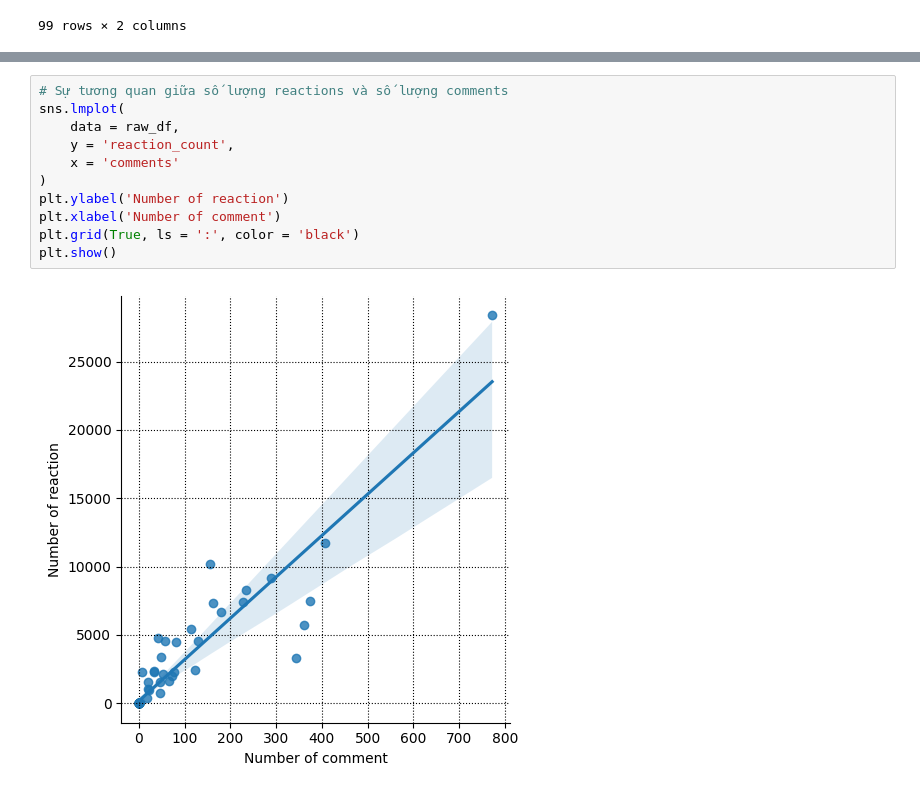
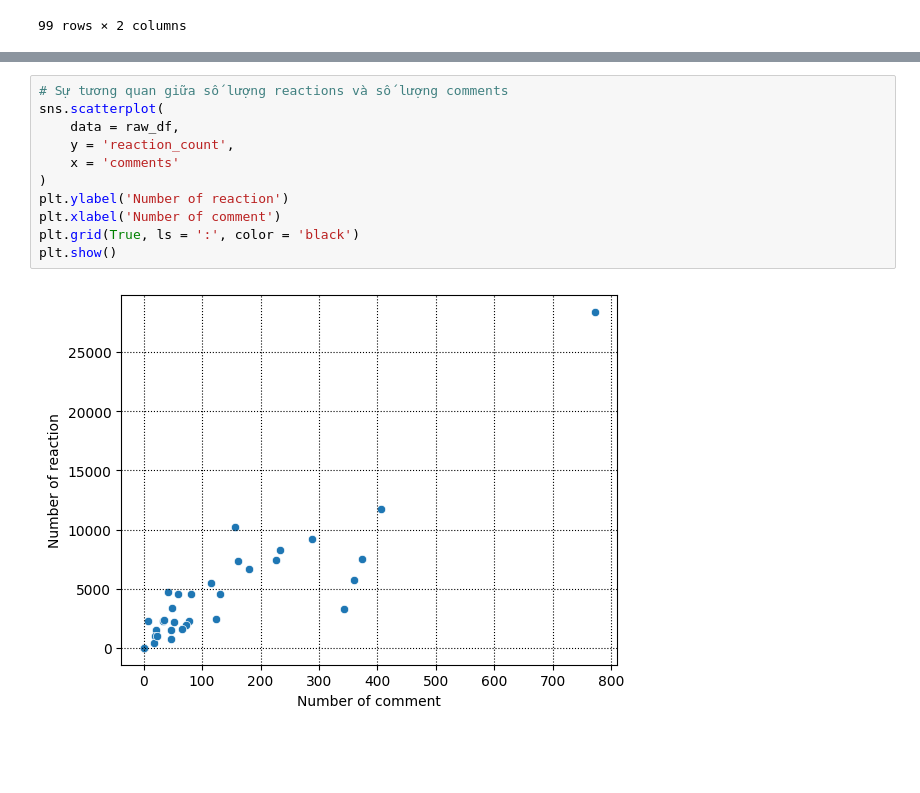
Before and after one commit to PHAMDANGPHONG/final-project-PHAMDANGPHONG22022614, a Jupyter notebook: Analyze_data.ipynb, the cells around one changed output, grey strips where cells are left out. Cells and saved outputs as stored; diff of their text form; blank space fills up the shorter version.

```diff
--- a/Analyze_data.ipynb
+++ b/Analyze_data.ipynb
@@ -284,13 +284,13 @@ plt.show()
 # %%
 # Sự tương quan giữa số lượng reactions và số lượng comments
-sns.lmplot(
+sns.scatterplot(
     data = raw_df,
     y = 'reaction_count',
     x = 'comments'
 )
 plt.ylabel('Number of reaction')
 plt.xlabel('Number of comment')
 plt.grid(True, ls = ':', color = 'black')
 plt.show()
 # %% [output]
-[figure, old version]
+[figure, new version]
```
Also changed, not shown: parts of 2 cells of this notebook.
